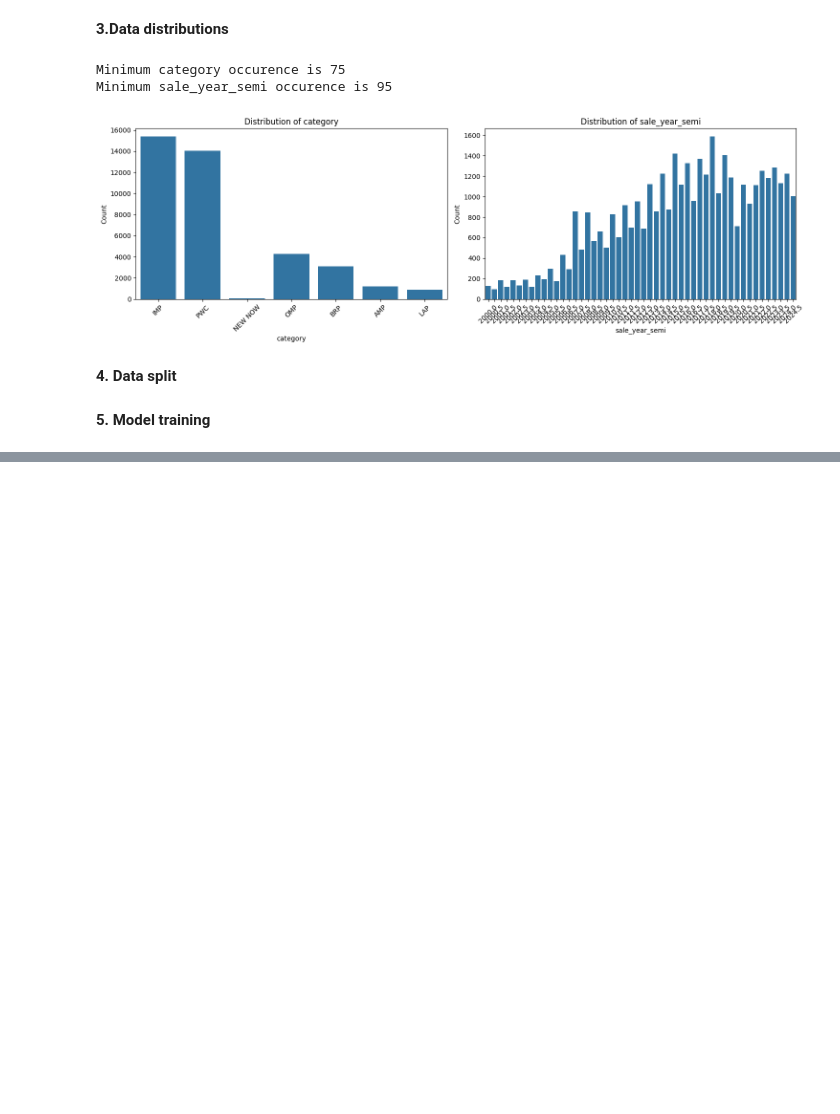
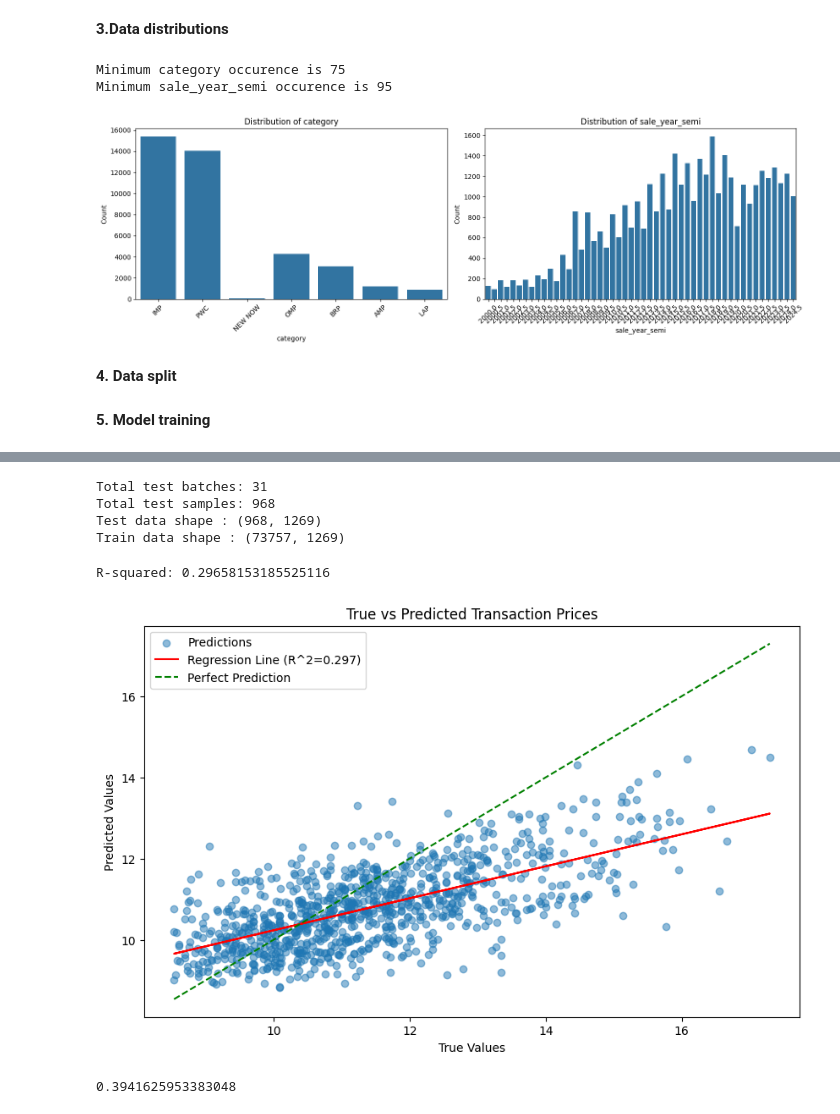
Before and after one commit to janwaelty/Master-Thesis, a Jupyter notebook: data_preprocessing.ipynb, the cells around one changed output, grey strips where cells are left out. Drawn from its saved outputs; the diff is of its cells as text; code cells hidden in the pictures; blank space fills up the shorter version.

```diff
--- a/data_preprocessing.ipynb
+++ b/data_preprocessing.ipynb
@@ -148,10 +166,10 @@ def data_split(df):
 
     # Prepare X and y for both training and testing
     X_train = train_data.drop(columns='transaction_price')
-    y_train = np.log1p(train_data['transaction_price'])
+    y_train = np.log(train_data['transaction_price'])
 
     X_test = test_data.drop(columns='transaction_price')
-    y_test = np.log1p(test_data['transaction_price'])
+    y_test = np.log(test_data['transaction_price'])
 
     # Ensure both X_train and X_test have the same columns (after dummy creation)
     X_train, X_test = X_train.align(X_test, join='left', axis=1, fill_value=0)
@@ -192,6 +210,11 @@ def get_data_for_nn(data, selected_vars, dummy_vars):
     X_train, X_test, y_train, y_test = data_split(df)
 
     return X_train, X_test, y_train, y_test
+
+
+check = repeated_to_single_transactions(artwork_numeric_data)
+check = select_cols(check, selected_vars)
+check = one_hot(check, one_hot_vars)
 # %% [markdown]
 **5. Model training**
 # %%
@@ -328,5 +356,8 @@ trainloader, testloader = create_dataloaders(X_train, X_test, y_train, y_test)
 model = Numerical_Model(in_features=X_train.shape[1], h1=64, h2=32, h3=16)
 
 # Train the model
-trained_model, loss_history = train(model, trainloader, testloader, eta = 0.00001, epochs = 20)
+NumericalModel, prediction_numerical_model, target = train(model, trainloader,
+                                                           testloader,
+                                                           eta = 0.00004,
+                                                           epochs = 10)
 # %% [output]
@@ -355,0 +374,52 @@ Epoch [20/20] Train loss: 1.881181 Test loss: 4.068567
+# %%
+# small set checks
+print(f"Total test batches: {len(testloader)}")
+print(f"Total test samples: {len(y_test)}")
+print(f"Test data shape : {X_test.shape}")
+print(f"Train data shape : {X_train.shape}")
+# %% [output]
+Total test batches: 31
+Total test samples: 968
+Test data shape : (968, 1269)
+Train data shape : (73757, 1269)
+# %%
+from scipy.stats import linregress
+from sklearn.metrics import r2_score
+
+# Assuming 'target' and 'prediction_numerical_model' are lists or arrays containing the true and predicted values
+# Ensure target and predictions are numpy arrays of the correct type
+target = np.array(target, dtype=np.float64)
+prediction_numerical_model = np.array(prediction_numerical_model, dtype=np.float64)
+
+# Compute R-squared using sklearn
+r_squared = r2_score(target, prediction_numerical_model)
+print(f"R-squared: {r_squared}")
+
+# Compute regression line parameters using linregress
+slope, intercept, r_value, p_value, std_err = linregress(target, prediction_numerical_model)
+
+# Create a scatter plot
+plt.figure(figsize=(10, 6))
+plt.scatter(target, prediction_numerical_model, alpha=0.5, label='Predictions')
+
+
+# Plot the regression line
+plt.plot(target, slope * target + intercept, color='red', label=f'Regression Line (R^2={r_squared:.3f})')
+
+# Plot y=x line (perfect predictions)
+plt.plot([min(target), max(target)], [min(target), max(target)], color='green', linestyle='--', label='Perfect Prediction')
+
+# Labels and title
+plt.xlabel('True Values')
+plt.ylabel('Predicted Values')
+plt.title('True vs Predicted Transaction Prices')
+plt.legend()
+
+# Show the plot
+plt.show()
+
+print(slope)
+# %% [output]
+R-squared: 0.29658153185525116
+[figure, added]
+0.3941625953383048
```
Also changed, not shown: parts of 7 cells of this notebook.
